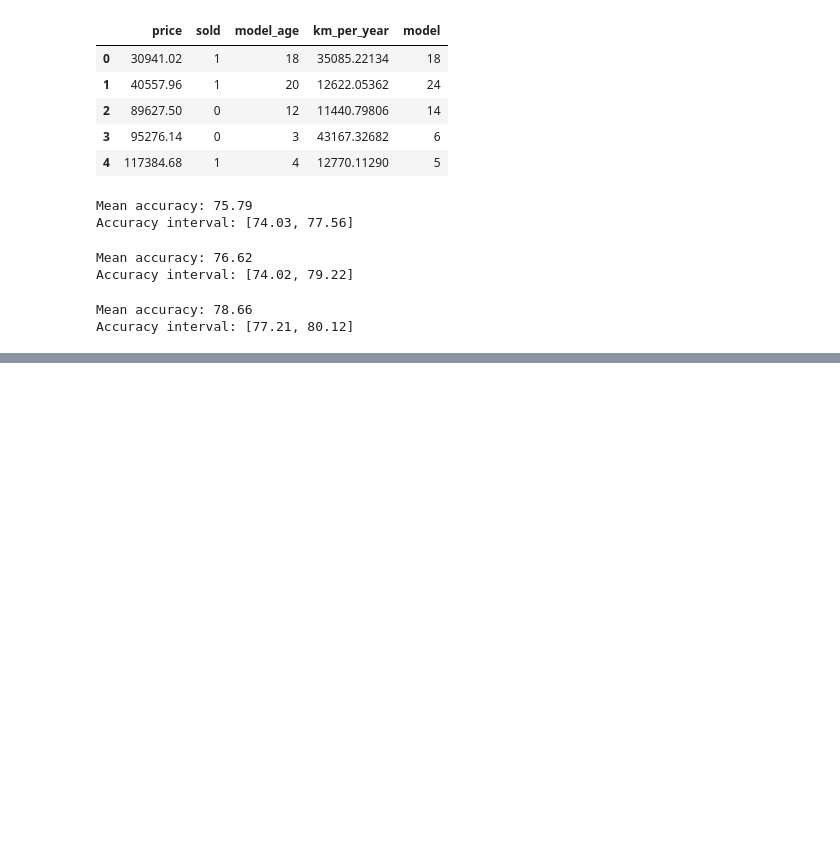
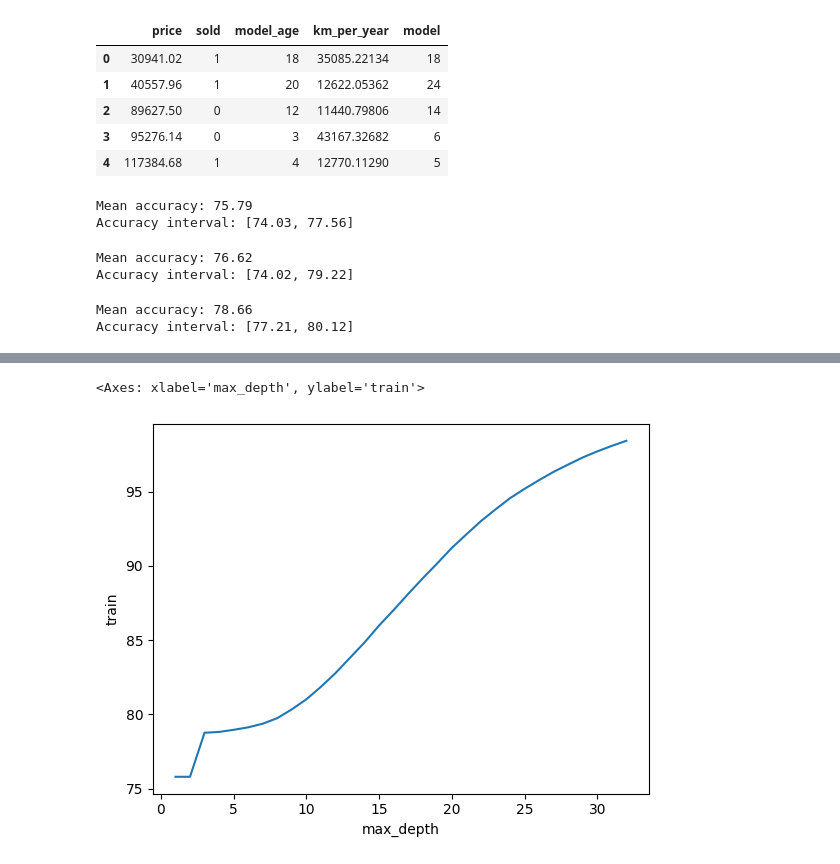
Before and after one commit to GuilhermePereiraRamalho/Machine-Learning, a Jupyter notebook: Model optimization through hyperparameters/1.ipynb, the cells around one changed output, grey strips where cells are left out. Saved outputs shown, nothing was run; the diff lists cells and outputs as text; code cells hidden in the pictures; blank space fills up the shorter version.

```diff
--- a/Model optimization through hyperparameters/1.ipynb
+++ b/Model optimization through hyperparameters/1.ipynb
@@ -151,3 +151,16 @@ graph = graphviz.Source(dot_data)
 graph
 # %% [output]
 [drawing not drawn]
+# %%
+# GroupKFold to analyze how the model behaves with new groups
+
+from sklearn.model_selection import GroupKFold
+
+
+SEED  = 301
+np.random.seed(SEED)
+
+cv = GroupKFold(n_splits=10)
+model = DecisionTreeClassifier(max_depth=10)
+results = cross_validate(model, x_unluck, y_unluck, cv=cv, groups = data.model, return_train_score=False)
+print_results(results)
@@ -153,0 +172,17 @@ graph
+# %%
+def run_tree_decision(max_depth):
+    SEED  = 301
+    np.random.seed(SEED)
+
+    cv = GroupKFold(n_splits=10)
+    model = DecisionTreeClassifier(max_depth=max_depth)
+    results = cross_validate(model, x_unluck, y_unluck, cv=cv, groups = data.model, return_train_score=True)
+    train_score = results['train_score'].mean()*100
+    test_score = results['test_score'].mean()*100
+    print(f"max_depth = {max_depth}, train = {train_score:.2f} test = {test_score:.2f}")
+    table = [max_depth, train_score, test_score]
+    return table
+
+results = [run_tree_decision(i) for i in range(1, 33)]
+results = pd.DataFrame(results, columns=["max_depth", "train", "test"])
+results.head()
@@ -153,0 +213,7 @@ graph
+# %%
+import seaborn as sns
+
+sns.lineplot(x="max_depth", y="train", data=results)
+# %% [output]
+<Axes: xlabel='max_depth', ylabel='train'>
+[figure, added]
```
Also changed, not shown: parts of 35 cells of this notebook.
